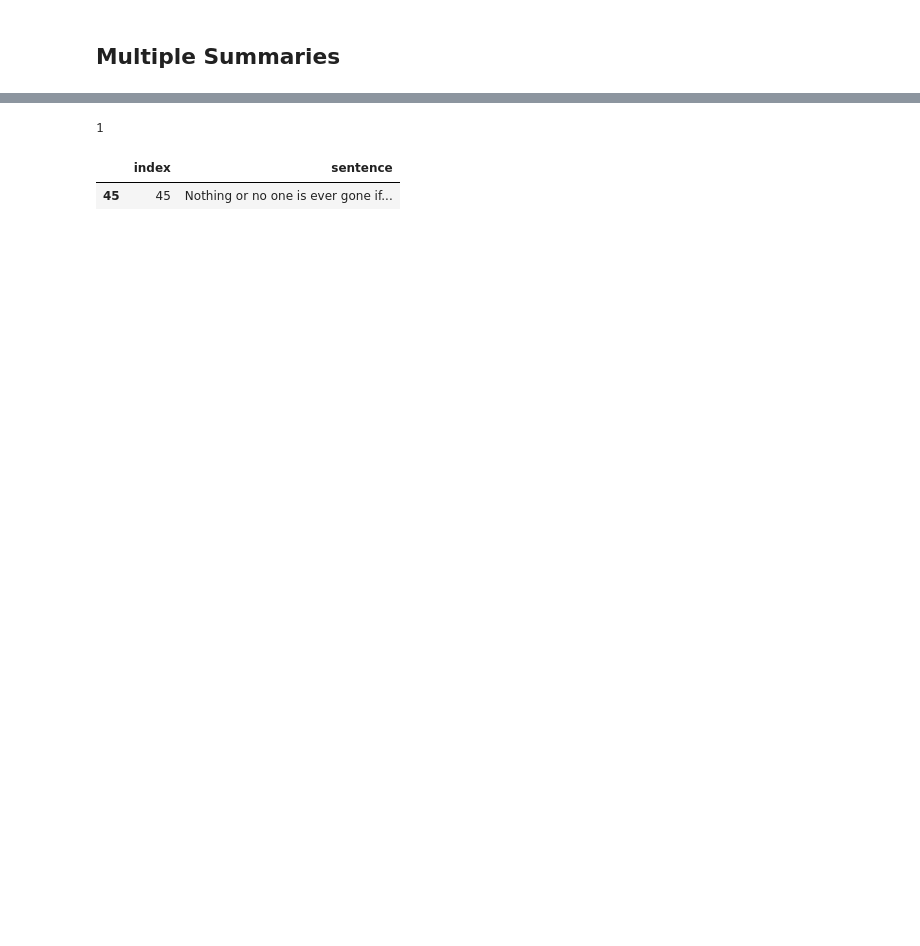
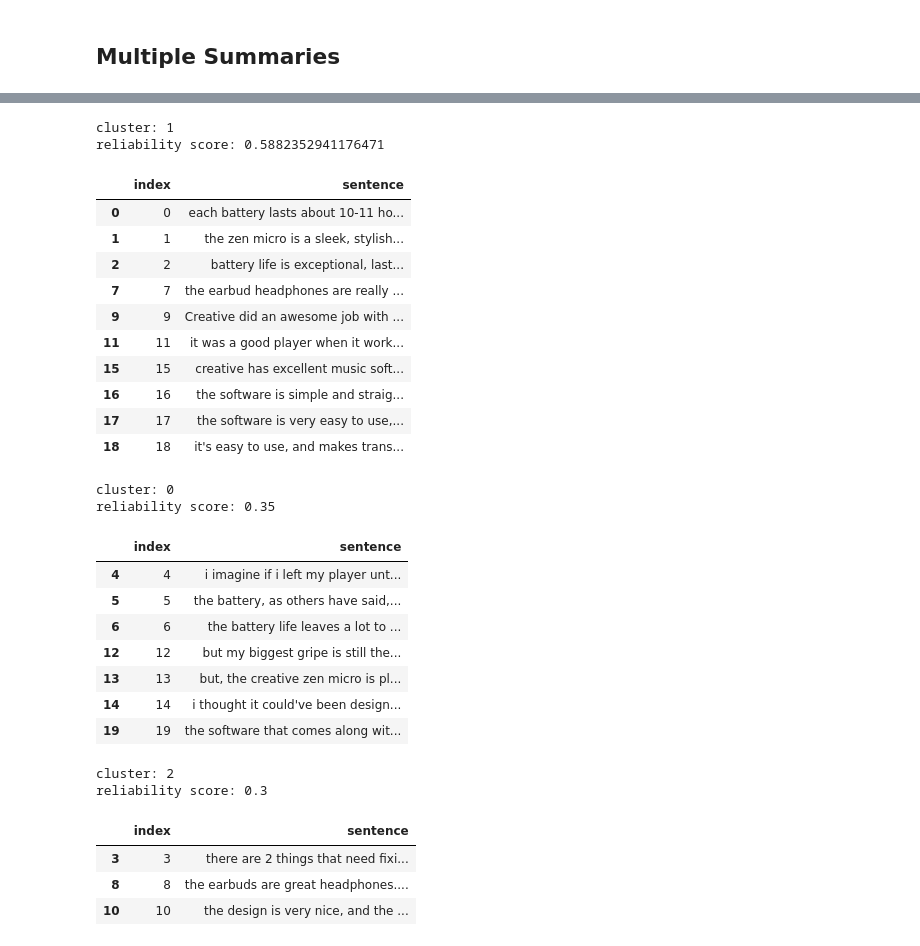
Before and after one commit to llmhyy/comments_summarization, a Jupyter notebook: src/Main.ipynb, the cells around one changed output, grey strips where cells are left out. Saved outputs shown, nothing was run; the diff lists cells and outputs as text; code cells hidden in the pictures; blank space fills up the shorter version.

```diff
--- a/src/Main.ipynb
+++ b/src/Main.ipynb
@@ -220,14 +277,11 @@ scores_df.tail()
 # %%
-df_piv = scores_df.pivot("first_index", "second_index", "dist").fillna(0)
-piv_arr = df_piv.values
-dist_mat = piv_arr + np.transpose(piv_arr)
-
 from scipy.spatial.distance import squareform
 condensed_mat = squareform(dist_mat)
+linkage = 'complete'
 
 sil_scores = []  # silhouette scores
 for i in range(2, len(dist_mat)):
-    clusters = AgglomerativeClustering(n_clusters=i, affinity='precomputed', linkage='single')
+    clusters = AgglomerativeClustering(n_clusters=i, affinity='precomputed', linkage=linkage)
     clusters.fit_predict(dist_mat)
 
     # use metric to measure/compare goodness of clusters based on internal coherence and
@@ -260,5 +323,6 @@ nclusters w max avg silhouette score:  9
 # %%
-clusters = AgglomerativeClustering(n_clusters=OPTIMAL_K, affinity='precomputed', linkage='single')
+selected_k = 3
+clusters = AgglomerativeClustering(n_clusters=selected_k, affinity='precomputed', linkage=linkage)
 clusters.fit_predict(dist_mat)
 for i in range(clusters.n_clusters_):
     indices = np.where(clusters.labels_ == i)[0]
@@ -266,6 +330,6 @@ for i in range(clusters.n_clusters_):
     print(f'cluster {i} (size {len(indices)}):')
     print(indices)
     for idx in indices:
-        display(df_piv.index[idx])
+        display(sents_df.iloc[idx]['sentence'])
     print('\n')
 # %% [output]
@@ -309,10 +364,10 @@ intersentence.to_csv(path)
 # %%
 # Compute the distance of one cluster to another cluster by the average pairwise distance
 # of the elements in one cluster and another cluster.
-for n_clusters in [optimal_k]:
+for n_clusters in [selected_k]:
     print('------')
     print(f'\nno. of clusters = {n_clusters}')
-    clusters = AgglomerativeClustering(n_clusters=n_clusters, affinity='precomputed', linkage='single')
+    clusters = AgglomerativeClustering(n_clusters=n_clusters, affinity='precomputed', linkage=linkage)
     clusters.fit_predict(dist_mat)
 
     # find average distances between clusters and output a new distance matrix
@@ -392,16 +431,20 @@ using package pydot
 # %% [markdown]
 ## Summarize
 # %%
-# load data files (this step can be skipped if the previous few cells have been run to produce the required data)
+# load data files
 
 import numpy as np
 # load indexed sentences:
-sents_df = pd.read_csv("../data/astro0_decomposed_roberta/astro0_decomposed_indexedSentences.csv")
+sents_df = pd.read_csv("../data/test3/MP3Player.csv")
+
 # load intersentence pairwise distance matrix.
-intersentence = pd.read_csv("../data/astro0_decomposed_roberta/astro0_decomposed_roberta_pairwiseMatrix.csv")
+intersentence = pd.read_csv("../data/test3/pairwiseMatrix.csv")
+
 # load intercluster pairwise distance matrix.
-intercluster_dists = np.loadtxt("../data/astro0_decomposed_roberta/astro0_decomposed_roberta_clusterMatrix.csv", delimiter=",")
+intercluster_dists = np.loadtxt("../data/test3/clusterDistances.csv", delimiter=",")
+
 # load clusters.
-with open("../data/astro0_decomposed_roberta/astro0_decomposed_roberta_clusters.json") as fp:
+with open("../data/test3/clusters.json") as fp:
     clusters_dict = json.load(fp)
-print("loaded data from disk.")
+
+    print("loaded data from disk.")
@@ -705,9 +666,35 @@ sorted(scores)
-# %%
-len(clusters_dict[str(60)])
-# %% [output]
-1
-# %%
-sents_df.iloc[clusters_dict[str(60)]]
-# %% [output]
-|  | index | sentence |
-| 45 | 45 | Nothing or no one is ever gone if... |
+# %%
+for score, idx in sorted(scores, reverse=True):
+    print(f"cluster: {idx}")
+    print(f"reliability score: {score}")
+    display(sents_df.iloc[clusters_dict[str(idx)]])
+# %% [output]
+cluster: 1
+reliability score: 0.5882352941176471
+|  | index | sentence |
+| 0 | 0 | each battery lasts about 10-11 ho... |
+| 1 | 1 | the zen micro is a sleek, stylish... |
+| 2 | 2 | battery life is exceptional, last... |
+| 7 | 7 | the earbud headphones are really ... |
+| 9 | 9 | Creative did an awesome job with ... |
+| 11 | 11 | it was a good player when it work... |
+| 15 | 15 | creative has excellent music soft... |
+| 16 | 16 | the software is simple and straig... |
+| 17 | 17 | the software is very easy to use,... |
+| 18 | 18 | it's easy to use, and makes trans... |
+cluster: 0
+reliability score: 0.35
+|  | index | sentence |
+| 4 | 4 | i imagine if i left my player unt... |
+| 5 | 5 | the battery, as others have said,... |
+| 6 | 6 | the battery life leaves a lot to ... |
+| 12 | 12 | but my biggest gripe is still the... |
+| 13 | 13 | but, the creative zen micro is pl... |
+| 14 | 14 | i thought it could've been design... |
+| 19 | 19 | the software that comes along wit... |
+cluster: 2
+reliability score: 0.3
+|  | index | sentence |
+| 3 | 3 | there are 2 things that need fixi... |
+| 8 | 8 | the earbuds are great headphones.... |
+| 10 | 10 | the design is very nice, and the ... |
```
Also changed, not shown: parts of 38 cells of this notebook.
